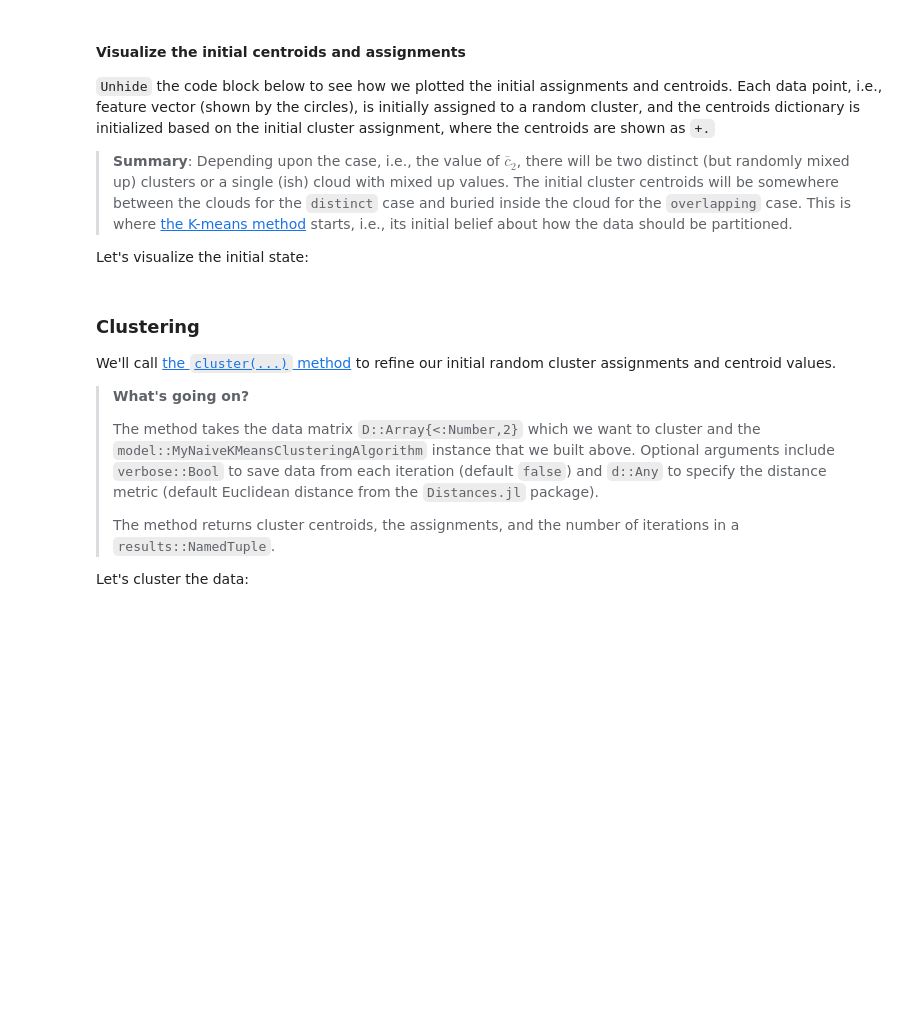
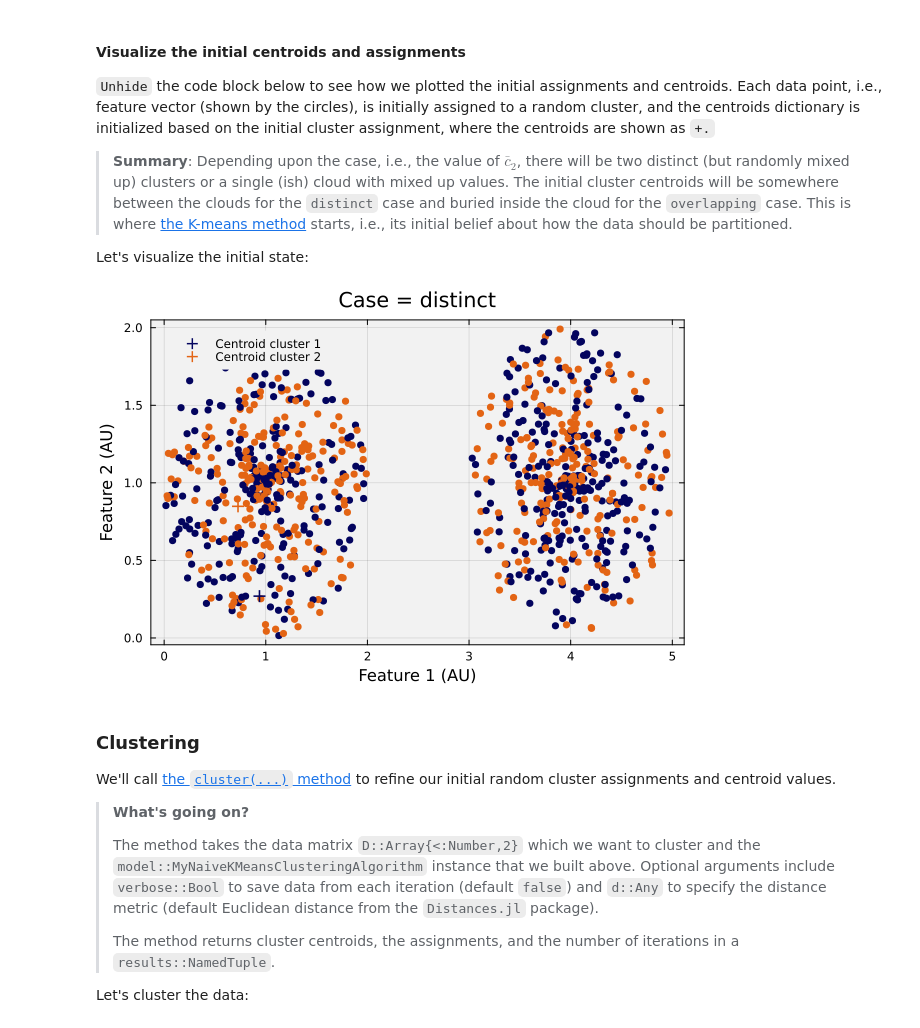
Before and after one commit to CHEME-5820-Spring-2026/ps1-5820-s26-EvoTW-source, a Jupyter notebook: PS1-CHEME-5820-Student-S26.ipynb, the cells around one changed output. Drawn from its saved outputs; the diff is of its cells as text; code cells hidden in the pictures; blank space fills up the shorter version.

```diff
--- a/PS1-CHEME-5820-Student-S26.ipynb
+++ b/PS1-CHEME-5820-Student-S26.ipynb
@@ -332,10 +332,10 @@ _Fill in the missing code to build our clustering model_:
 
 model = build(MyNaiveKMeansClusteringAlgorithm, (
         maxiter = maxiter,
-        dimension = nothing, # replace with size(D,2)
+        dimension = size(D,2), # replace with size(D,2)
         number_of_points = total_number_of_points,
         K = K,
         ϵ = ϵ,
-        dataset = nothing, # replace with D
+        dataset = D, # replace with D
         scale_factor = 1.0,
 ));
@@ -354,35 +349,35 @@ Let's visualize the initial state:
 # %%
 # STUDENT TASK: After you build `model`, uncomment the block below.
 # (Visualization code is provided - just remove the #= and =# markers)
-#=
 let
 
     dataset = D; # what dataset am I looking at?
     horizontal_index = 1;
     vertical_index = 2;
     p = plot(bg="gray95", background_color_outside="white", framestyle = :box, fg_legend = :transparent); # make an empty plot
 
     assignments = copy(model.assignments);
     for i ∈ eachindex(assignments);
         a = assignments[i];
         scatter!([dataset[i, horizontal_index]], [dataset[i, vertical_index]], label="", c=my_color_dictionary[a], msc=my_color_dictionary[a]);
     end
     current();
 
     # plot the centroids -
     centroids = copy(model.centroids);
     for k ∈ 1:K
         c = centroids[k]
         scatter!([c[horizontal_index]], [c[vertical_index]], label="Centroid cluster $(k)", msc=my_color_dictionary[k], c=my_color_dictionary[k],
             ms=6, markerstrokewidth=2, markershape = :plus)
     end
     current();
 
     xlabel!("Feature 1 (AU)", fontsize=18);
     ylabel!("Feature 2 (AU)", fontsize=18);
     title!("Case = $(case_label)", fontsize=18)
 end
-=#
+# %% [output]
+[figure, added]
 # %% [markdown]
 ### Clustering
 We'll call [the `cluster(...)` method](https://varnerlab.github.io/VLDataScienceMachineLearningPackage.jl/dev/clustering/#VLDataScienceMachineLearningPackage.cluster) to refine our initial random cluster assignments and centroid values.
```
Also changed, not shown: parts of 9 cells of this notebook.
